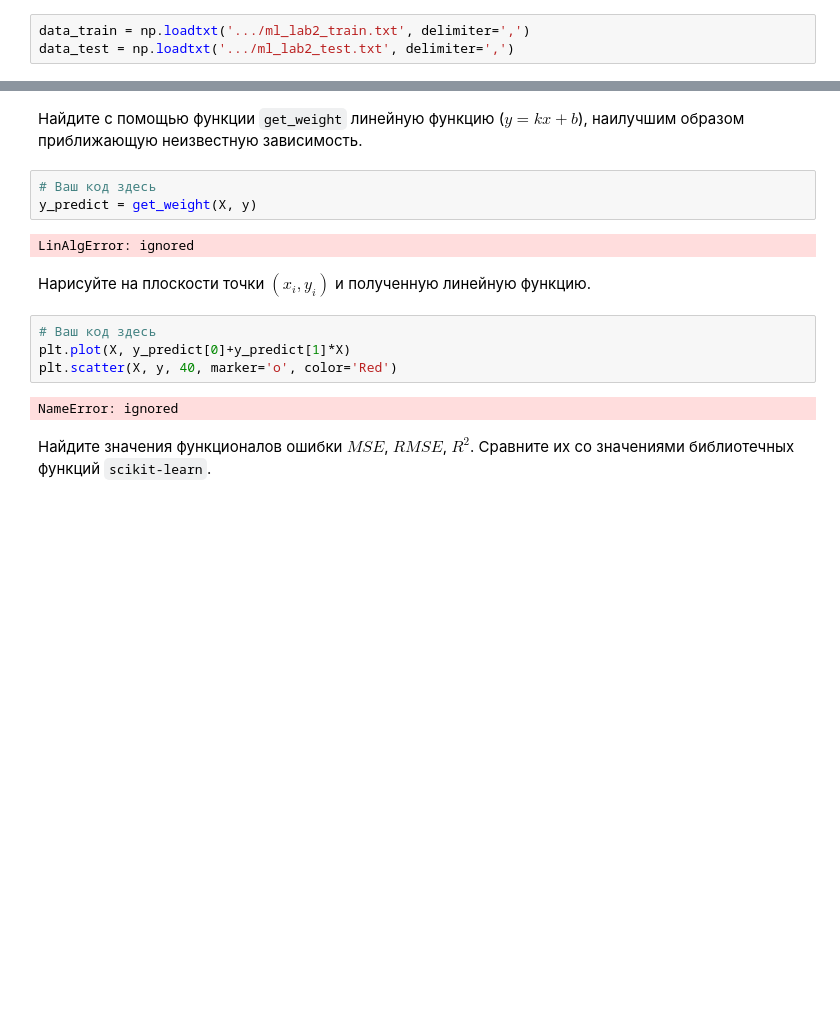
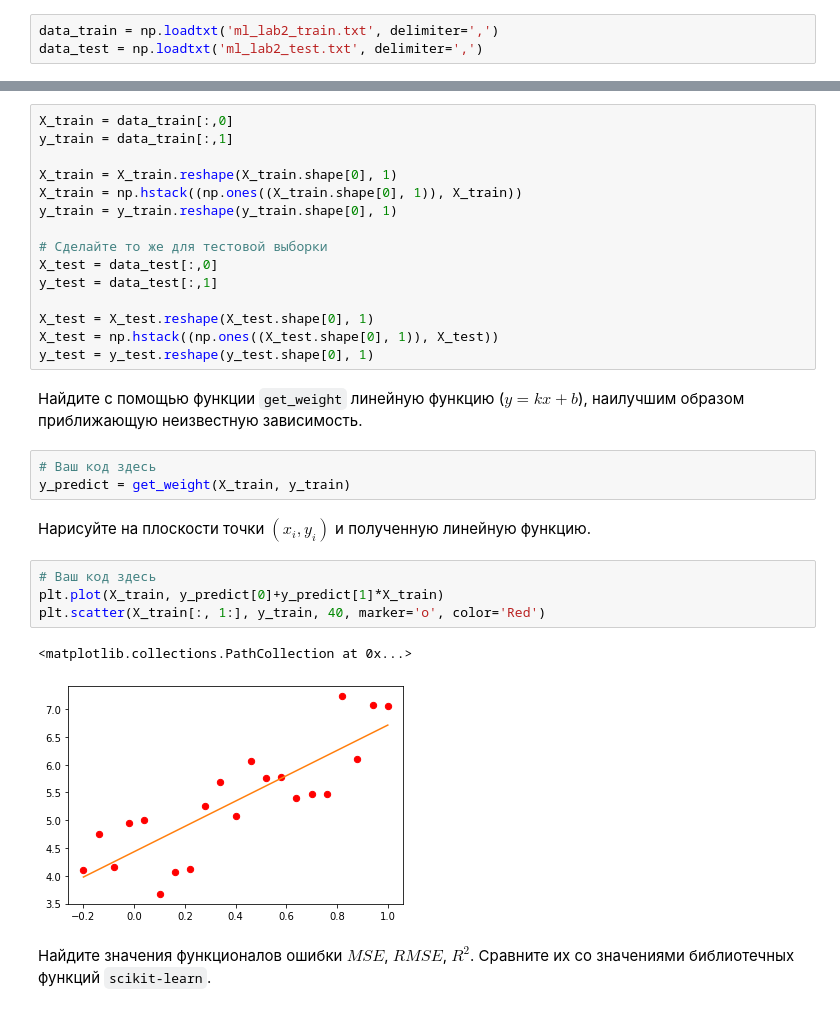
Before and after one commit to Loinen/ml_labs, a Jupyter notebook: ml_lab2.ipynb, the cells around one changed output, grey strips where cells are left out. Saved outputs shown, nothing was run; the diff lists cells and outputs as text; blank space fills up the shorter version.

```diff
--- a/ml_lab2.ipynb
+++ b/ml_lab2.ipynb
@@ -131,5 +124,5 @@ MSE 0.21428571428571427 RMSE 0.4629100498862757 R2 0.8622448979591837
 # %% [markdown]
 Загрузим обучающие и тестовые данные (не забудьте ввести правильный путь!).
 # %%
-data_train = np.loadtxt('.../ml_lab2_train.txt', delimiter=',')
-data_test = np.loadtxt('.../ml_lab2_test.txt', delimiter=',')
+data_train = np.loadtxt('ml_lab2_train.txt', delimiter=',')
+data_test = np.loadtxt('ml_lab2_test.txt', delimiter=',')
@@ -147,18 +129,32 @@ NameError: ignored
+# %%
+X_train = data_train[:,0]
+y_train = data_train[:,1]
+
+X_train = X_train.reshape(X_train.shape[0], 1)
+X_train = np.hstack((np.ones((X_train.shape[0], 1)), X_train))
+y_train = y_train.reshape(y_train.shape[0], 1)
+
+# Сделайте то же для тестовой выборки
+X_test = data_test[:,0]
+y_test = data_test[:,1]
+
+X_test = X_test.reshape(X_test.shape[0], 1)
+X_test = np.hstack((np.ones((X_test.shape[0], 1)), X_test))
+y_test = y_test.reshape(y_test.shape[0], 1)
 # %% [markdown]
 Найдите с помощью функции ``get_weight`` линейную функцию ($y = kx + b$), наилучшим образом приближающую неизвестную зависимость.
 # %%
 # Ваш код здесь
-y_predict = get_weight(X, y)
+y_predict = get_weight(X_train, y_train)
-# %% [output]
-LinAlgError: ignored
 # %% [markdown]
 Нарисуйте на плоскости точки $(x_i, y_i)$ и полученную линейную функцию.
 # %%
 # Ваш код здесь
-plt.plot(X, y_predict[0]+y_predict[1]*X)
-plt.scatter(X, y, 40, marker='o', color='Red')
+plt.plot(X_train, y_predict[0]+y_predict[1]*X_train)
+plt.scatter(X_train[:, 1:], y_train, 40, marker='o', color='Red')
 # %% [output]
-NameError: ignored
+<matplotlib.collections.PathCollection at 0x...>
+[figure, added]
 # %% [markdown]
 Найдите значения функционалов ошибки $MSE$, $RMSE$, $R^2$. Сравните их со значениями библиотечных функций `scikit-learn`.
 # %%
```
Also changed, not shown: parts of 6 cells of this notebook.
